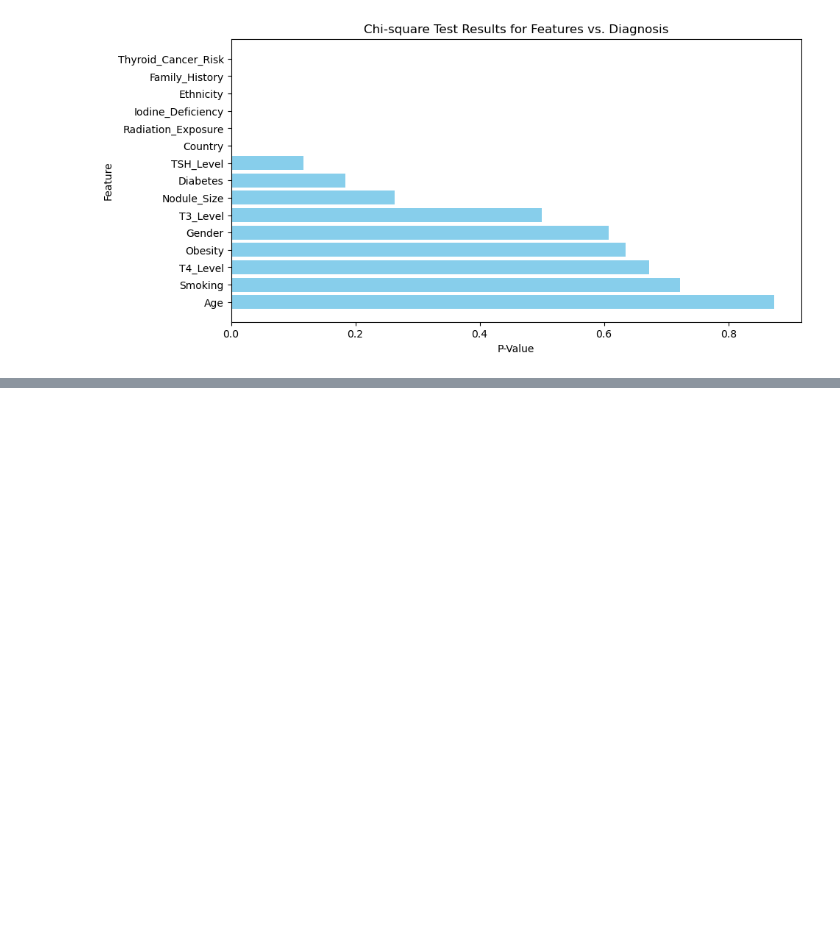
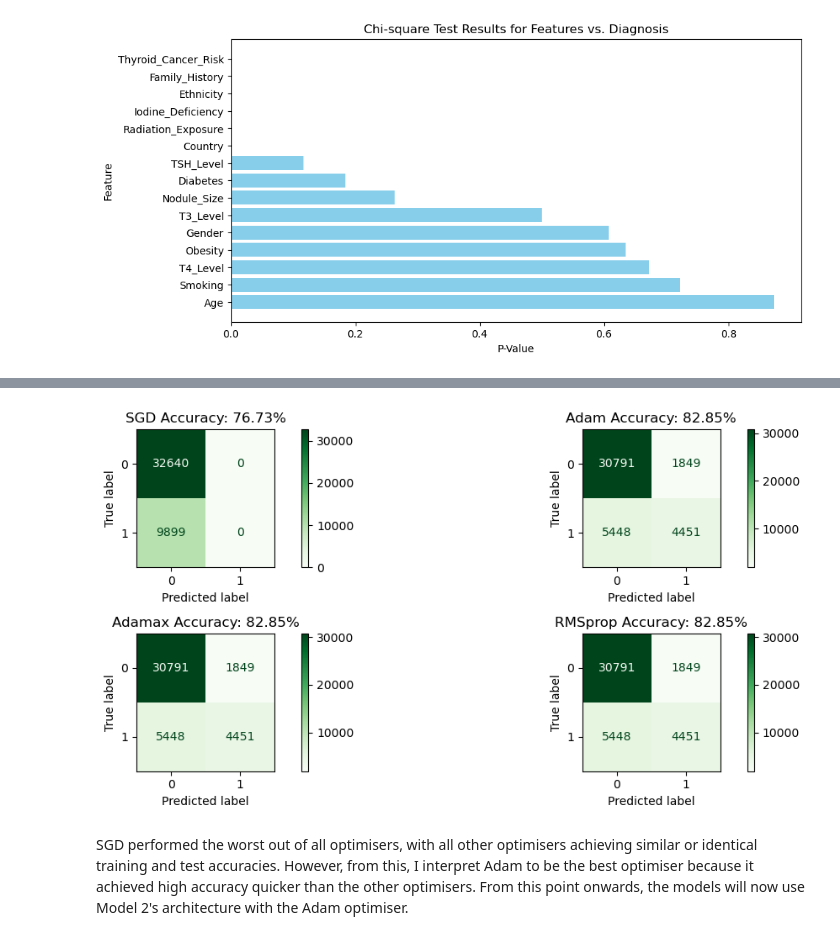
Before and after one commit to Aidan-Mulholland/Advanced-AI, a Jupyter notebook: main.ipynb, the cells around one changed output, grey strips where cells are left out. Cells and saved outputs as stored; diff of their text form; code cells hidden in the pictures; blank space fills up the shorter version.

```diff
--- a/main.ipynb
+++ b/main.ipynb
@@ -432,0 +539,18 @@ plt.show()
+# %%
+# Create subplots
+fig, axes = plt.subplots(2, 2, figsize=(12, 5))
+axes = axes.flatten()
+
+with torch.no_grad():
+    for i, network in enumerate(networks_2):
+        network.test(x_test_tensor, y_test_tensor)
+        disp_1 = ConfusionMatrixDisplay(confusion_matrix=network.test_cm)
+        disp_1.plot(ax=axes[i], cmap="Greens")
+        axes[i].set_title(f"{network.name} Accuracy: {round(network.test_accuracy.item() * 100, 2)}%")
+
+plt.tight_layout()
+plt.show()
+# %% [output]
+[figure, added]
+# %% [markdown]
+SGD performed the worst out of all optimisers, with all other optimisers achieving similar or identical training and test accuracies. However, from this, I interpret Adam to be the best optimiser because it achieved high accuracy quicker than the other optimisers. From this point onwards, the models will now use Model 2's architecture with the Adam optimiser.
```
Also changed, not shown: parts of 35 cells of this notebook, 2 other files.
